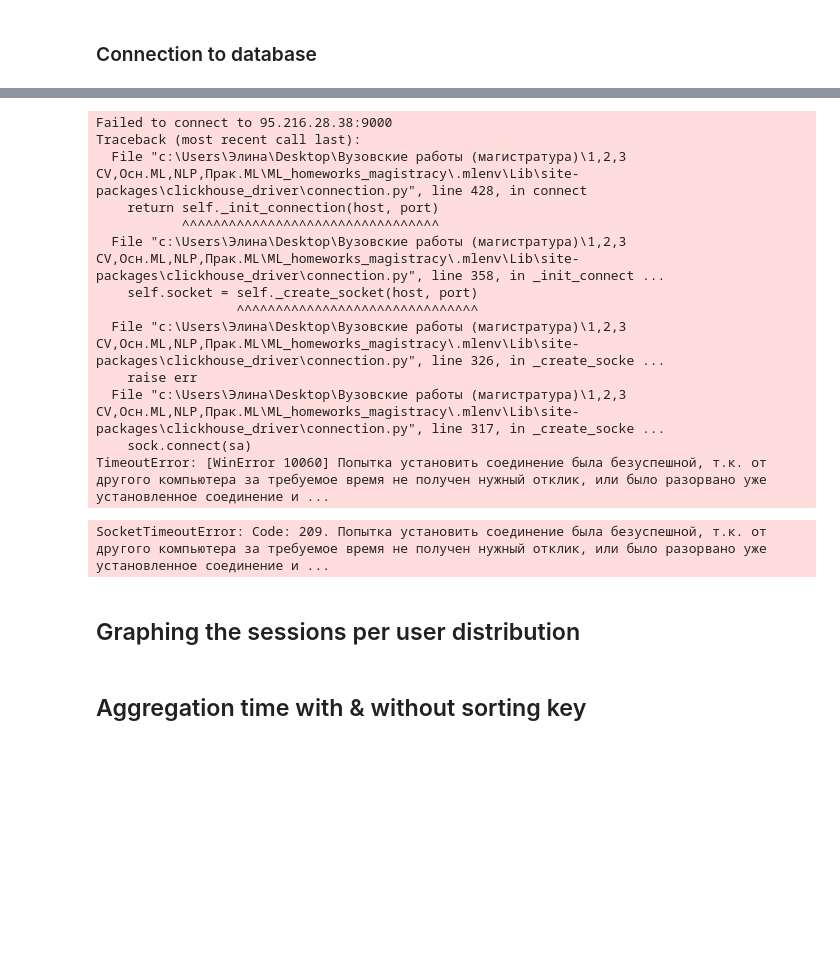
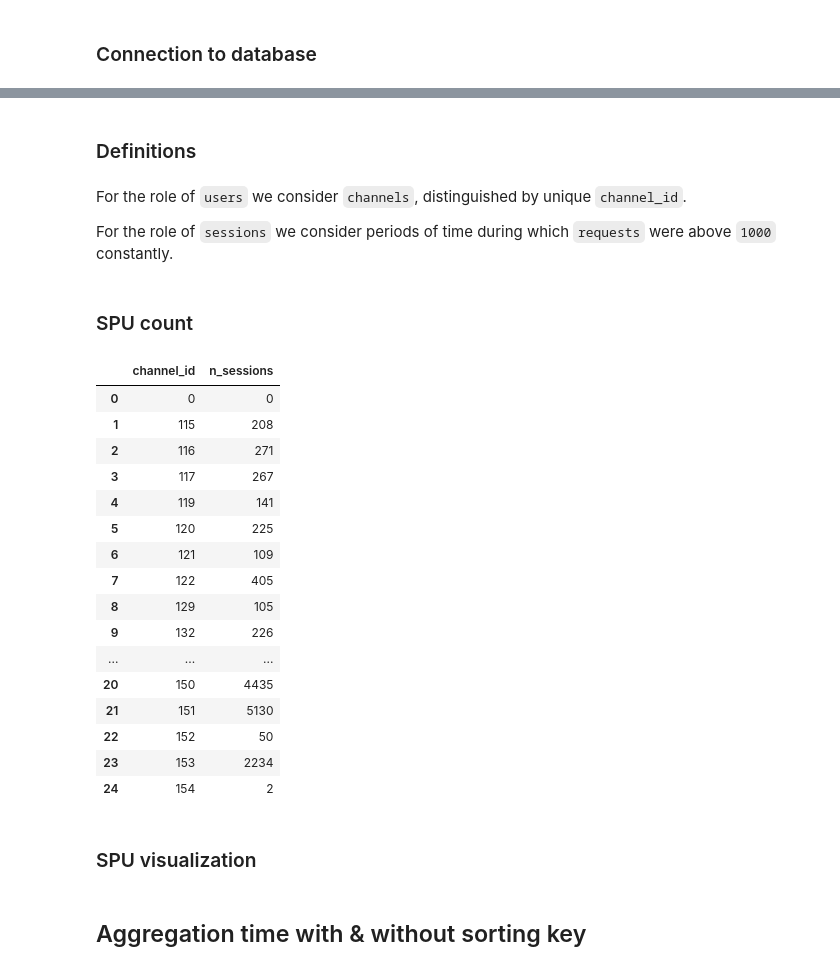
Before and after one commit to Ali-AliAli-Ali/ML_homeworks_magistracy, a Jupyter notebook: 2_clickhouse.ipynb, the cells around one changed output, grey strips where cells are left out. Saved outputs shown, nothing was run; the diff lists cells and outputs as text; code cells hidden in the pictures; blank space fills up the shorter version.

Commit message:
Homework 2 done

```diff
--- a/2_clickhouse.ipynb
+++ b/2_clickhouse.ipynb
@@ -217,10 +216,10 @@ All metrics are `UInt64` and are summed automatically.
 with open("logging_config.json", "r") as logging_config_file:
     logging_config = json.load(logging_config_file)
 # %%
-click_client = Client(
+click_client = clickhouse_connect.get_client(
     host=logging_config["host"],
     port=logging_config["port"],
-    user=logging_config["user"],
+    username=logging_config["user"],
     password=logging_config["password"],
     database=logging_config["database"],
     connect_timeout=60,
@@ -236,0 +230,6 @@ dates_spu_count = ("2024-01-01", "2024-02-01")
+# %% [markdown]
+### Definitions
+# %% [markdown]
+For the role of `users` we consider `channels`, distinguished by unique `channel_id`.
+
+For the role of `sessions` we consider periods of time during which `requests` were above `1000` constantly.
@@ -236,0 +239,2 @@ dates_spu_count = ("2024-01-01", "2024-02-01")
+# %% [markdown]
+### SPU count
@@ -237,40 +300,26 @@ dates_spu_count = ("2024-01-01", "2024-02-01")
 # %%
-query_spu = f"""
-SELECT avg(sessions_per_user) AS spu
-FROM (
-    SELECT
-        concat(device, '_', os, '_', country, '_', city) AS user_id,
-        sum(is_new_session) AS sessions_per_user
-    FROM (
-        SELECT device, os, country, city, dt,
-            IF(
-                lag(dt) OVER (PARTITION BY concat(device, '_', os, '_', country, '_', city) ORDER BY dt) IS NULL
-                OR dateDiff('second', lag(dt) OVER (PARTITION BY concat(device, '_', os, '_', country, '_', city) ORDER BY dt), dt) > {delta_seconds},
-                1, 0
-            ) AS is_new_session
-        FROM {tracking3_name}
-        WHERE dt >= '{dates_spu_count[0]}' AND dt < '{dates_spu_count[1]}'
-    )
-    GROUP BY user_id
+spu_tracking3 = get_sessions_per_user(
+    click_client,
+    tracking3_name,
+    "channel_id",
+    "reqs >= 1000"
 )
-"""
-
-spu_result = click_client.execute(query_spu)
-print(f"SPU = {spu_result[0][0]:.2f}")
+spu_tracking3
 # %% [output]
-Failed to connect to 95.216.28.38:9000
-Traceback (most recent call last):
-  File "c:\Users\Элина\Desktop\Вузовские работы (магистратура)\1,2,3 CV,Осн.ML,NLP,Прак.ML\ML_homeworks_magistracy\.mlenv\Lib\site-packages\clickhouse_driver\connection.py", line 428, in connect
-    return self._init_connection(host, port)
-           ^^^^^^^^^^^^^^^^^^^^^^^^^^^^^^^^^
-  File "c:\Users\Элина\Desktop\Вузовские работы (магистратура)\1,2,3 CV,Осн.ML,NLP,Прак.ML\ML_homeworks_magistracy\.mlenv\Lib\site-packages\clickhouse_driver\connection.py", line 358, in _init_connect ...
-    self.socket = self._create_socket(host, port)
-                  ^^^^^^^^^^^^^^^^^^^^^^^^^^^^^^^
-  File "c:\Users\Элина\Desktop\Вузовские работы (магистратура)\1,2,3 CV,Осн.ML,NLP,Прак.ML\ML_homeworks_magistracy\.mlenv\Lib\site-packages\clickhouse_driver\connection.py", line 326, in _create_socke ...
-    raise err
-  File "c:\Users\Элина\Desktop\Вузовские работы (магистратура)\1,2,3 CV,Осн.ML,NLP,Прак.ML\ML_homeworks_magistracy\.mlenv\Lib\site-packages\clickhouse_driver\connection.py", line 317, in _create_socke ...
-    sock.connect(sa)
-TimeoutError: [WinError 10060] Попытка установить соединение была безуспешной, т.к. от другого компьютера за требуемое время не получен нужный отклик, или было разорвано уже установленное соединение и ...
-SocketTimeoutError: Code: 209. Попытка установить соединение была безуспешной, т.к. от другого компьютера за требуемое время не получен нужный отклик, или было разорвано уже установленное соединение и ...
+|  | channel_id | n_sessions |
+| 0 | 0 | 0 |
+| 1 | 115 | 208 |
+| 2 | 116 | 271 |
+| 3 | 117 | 267 |
+| 4 | 119 | 141 |
+| 5 | 120 | 225 |
+| 6 | 121 | 109 |
+| 7 | 122 | 405 |
+| 8 | 129 | 105 |
+| 9 | 132 | 226 |
+| ... | ... | ... |
+| 20 | 150 | 4435 |
+| 21 | 151 | 5130 |
+| 22 | 152 | 50 |
+| 23 | 153 | 2234 |
+| 24 | 154 | 2 |
-# %% [markdown]
-## Graphing the sessions per user distribution
@@ -298 +328,3 @@ df_sessions = pd.DataFrame(result, columns=['user_id', 'sessions'])
+# %% [markdown]
+### SPU visualization
 # %%
```
Also changed, not shown: parts of 17 cells of this notebook.
